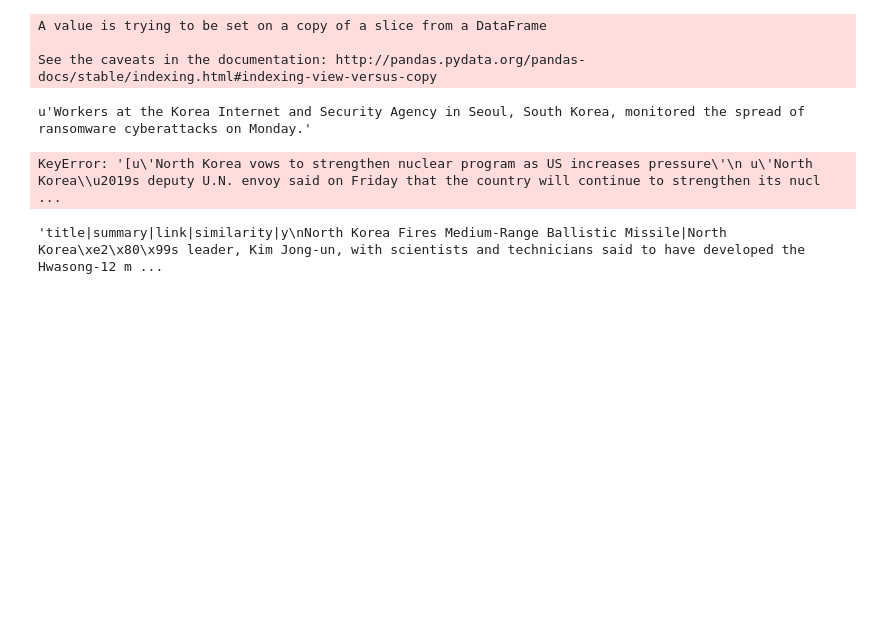
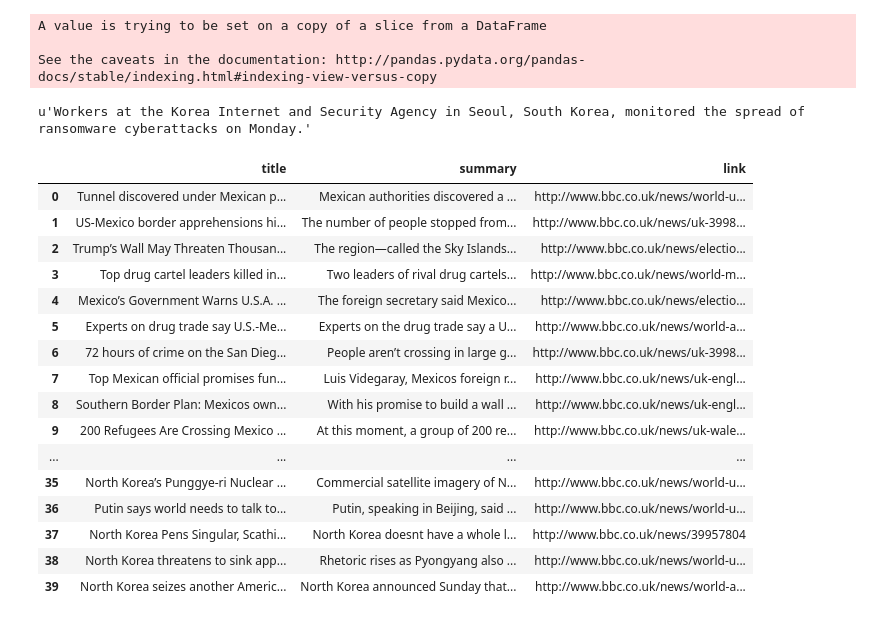
Before and after one commit to kimyenn/ExpeditionHacks, a Jupyter notebook: Data Analysis & Modeling.ipynb, the cells around one changed output. Cells and saved outputs as stored; diff of their text form; code cells hidden in the pictures; blank space fills up the shorter version.

```diff
--- a/Data Analysis & Modeling.ipynb
+++ b/Data Analysis & Modeling.ipynb
@@ -638,11 +658,27 @@ See the caveats in the documentation: http://pandas.pydata.org/pandas-docs/stabl
 ftest.iloc[4,1]
 # %% [output]
 u'Workers at the Korea Internet and Security Agency in Seoul, South Korea, monitored the spread of ransomware cyberattacks on Monday.'
-# %%
-ftest.set_value(ftest.iloc[4], 'summary', ftest.iloc[4, 1].split('<')[0])
-# %% [output]
-KeyError: '[u\'North Korea vows to strengthen nuclear program as US increases pressure\'\n u\'North Korea\\u2019s deputy U.N. envoy said on Friday that the country will continue to strengthen its nucl ...
+# %%
+ndf = pd.read_csv('data/training_data.csv')
+# %%
+ndf
+# %% [output]
+|  | title | summary | link |
+| 0 | Tunnel discovered under Mexican p... | Mexican authorities discovered a ... | http://www.bbc.co.uk/news/world-u... |
+| 1 | US-Mexico border apprehensions hi... | The number of people stopped from... | http://www.bbc.co.uk/news/uk-3998... |
+| 2 | Trump’s Wall May Threaten Thousan... | The region—called the Sky Islands... | http://www.bbc.co.uk/news/electio... |
+| 3 | Top drug cartel leaders killed in... | Two leaders of rival drug cartels... | http://www.bbc.co.uk/news/world-m... |
+| 4 | Mexico’s Government Warns U.S.A. ... | The foreign secretary said Mexico... | http://www.bbc.co.uk/news/electio... |
+| 5 | Experts on drug trade say U.S.-Me... | Experts on the drug trade say a U... | http://www.bbc.co.uk/news/world-a... |
+| 6 | 72 hours of crime on the San Dieg... | People aren’t crossing in large g... | http://www.bbc.co.uk/news/uk-3998... |
+| 7 | Top Mexican official promises fun... | Luis Videgaray, Mexicos foreign r... | http://www.bbc.co.uk/news/uk-engl... |
+| 8 | Southern Border Plan: Mexicos own... | With his promise to build a wall ... | http://www.bbc.co.uk/news/uk-engl... |
+| 9 | 200 Refugees Are Crossing Mexico ... | At this moment, a group of 200 re... | http://www.bbc.co.uk/news/uk-wale... |
+| ... | ... | ... | ... |
+| 35 | North Korea’s Punggye-ri Nuclear ... | Commercial satellite imagery of N... | http://www.bbc.co.uk/news/world-u... |
+| 36 | Putin says world needs to talk to... | Putin, speaking in Beijing, said ... | http://www.bbc.co.uk/news/world-u... |
+| 37 | North Korea Pens Singular, Scathi... | North Korea doesnt have a whole l... | http://www.bbc.co.uk/news/39957804 |
+| 38 | North Korea threatens to sink app... | Rhetoric rises as Pyongyang also ... | http://www.bbc.co.uk/news/world-u... |
+| 39 | North Korea seizes another Americ... | North Korea announced Sunday that... | http://www.bbc.co.uk/news/world-a... |
 # %%
-ftest.to_csv(index=False, encoding='utf-8', sep='|')
+ftest.to_csv('data/' + advisor + '_results.csv', index=False, encoding='utf-8', sep='|')
-# %% [output]
-'title|summary|link|similarity|y\nNorth Korea Fires Medium-Range Ballistic Missile|North Korea\xe2\x80\x99s leader, Kim Jong-un, with scientists and technicians said to have developed the Hwasong-12 m ...
```
Also changed, not shown: parts of 2 cells of this notebook, 2 other files.
